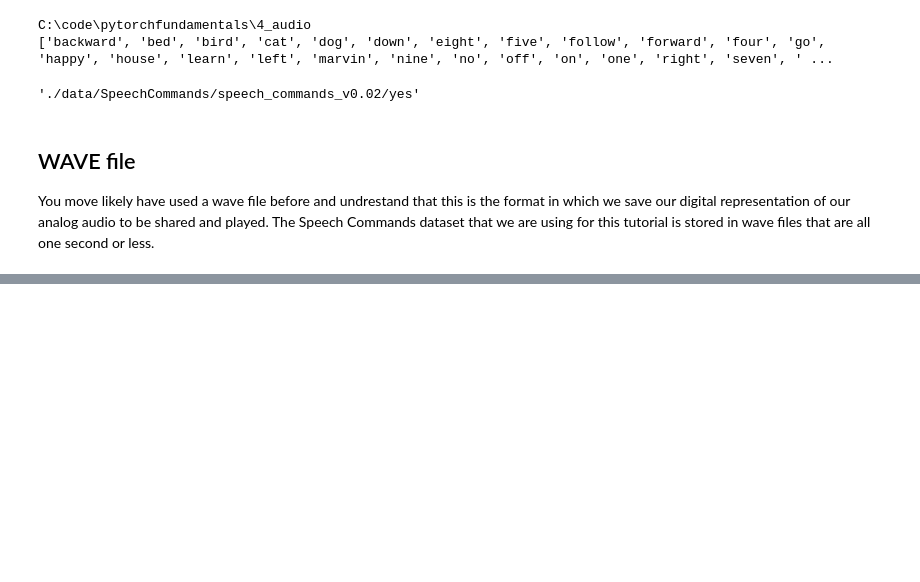
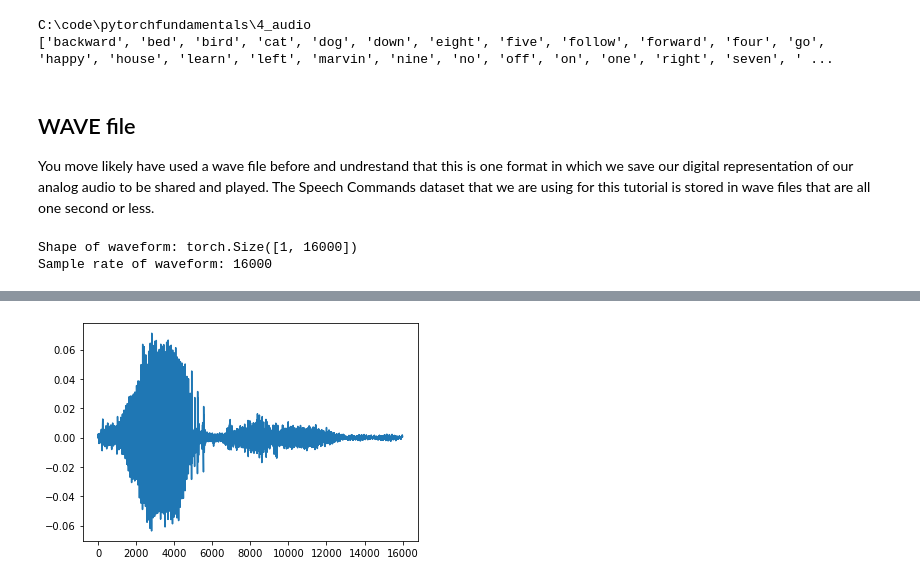
Before and after one commit to aiadvocates/pytorchfundamentals, a Jupyter notebook: 4_audio/2_intro_understanding_audio_data.ipynb, the cells around one changed output, grey strips where cells are left out. Drawn from its saved outputs; the diff is of its cells as text; code cells hidden in the pictures; blank space fills up the shorter version.

Commit message:
add wav load and play

```diff
--- a/4_audio/2_intro_understanding_audio_data.ipynb
+++ b/4_audio/2_intro_understanding_audio_data.ipynb
@@ -52,8 +49,4 @@ trainloader_no = torch.utils.data.DataLoader('./data/SpeechCommands/speech_comma
-# %%
-trainloader_yes.dataset
-# %% [output]
-'./data/SpeechCommands/speech_commands_v0.02/yes'
 # %% [markdown]
 ## WAVE file
 
-You move likely have used a wave file before and undrestand that this is the format in which we save our digital representation of our analog audio to be shared and played. The Speech Commands dataset that we are using for this tutorial is stored in wave files that are all one second or less.
+You move likely have used a wave file before and undrestand that this is one format in which we save our digital representation of our analog audio to be shared and played. The Speech Commands dataset that we are using for this tutorial is stored in wave files that are all one second or less.
@@ -63,0 +53,13 @@ ipd.Audio(no_waveform.numpy(), rate=no_sample_rate)
+# %%
+filename = "./data/SpeechCommands/speech_commands_v0.02/yes/00f0204f_nohash_0.wav"
+waveform, sample_rate = torchaudio.load(filename)
+
+print("Shape of waveform: {}".format(waveform.size()))
+print("Sample rate of waveform: {}".format(sample_rate))
+
+plt.figure()
+plt.plot(waveform.t().numpy())
+ipd.Audio(waveform.numpy(), rate=sample_rate)
+# %% [output]
+Shape of waveform: torch.Size([1, 16000])
+Sample rate of waveform: 16000
@@ -63,0 +67 @@ ipd.Audio(no_waveform.numpy(), rate=no_sample_rate)
+[figure, added]
```
Also changed, not shown: parts of 7 cells of this notebook, 1 other file.
